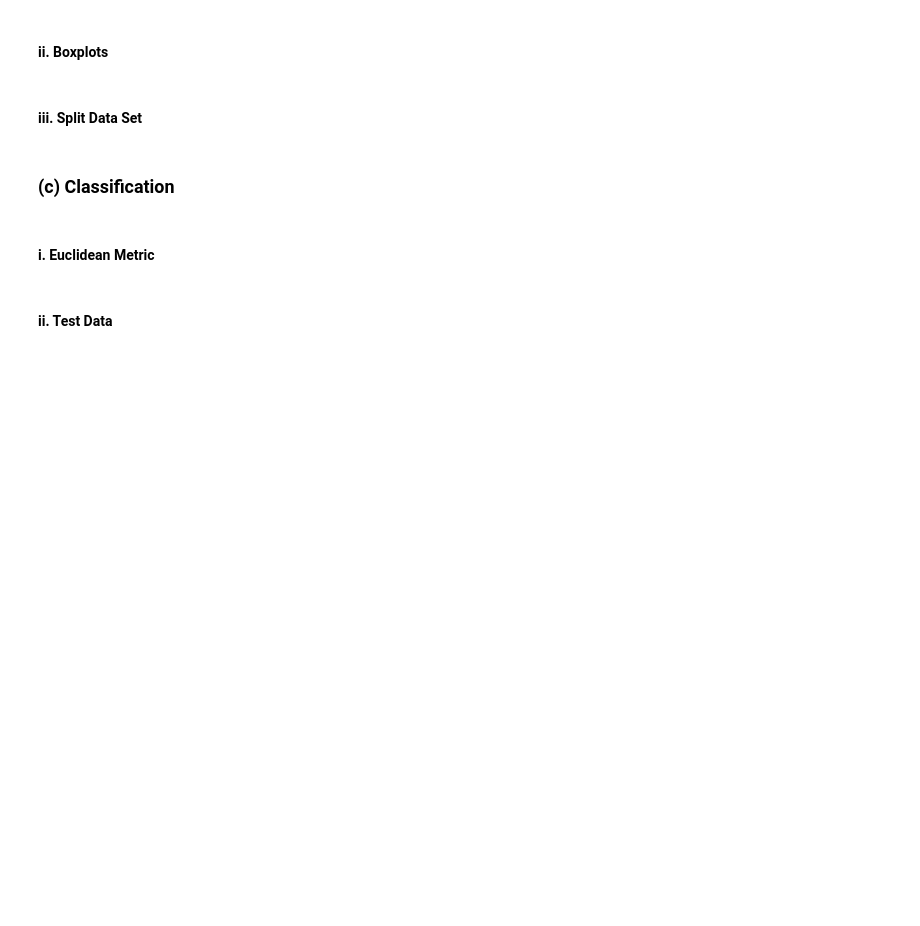
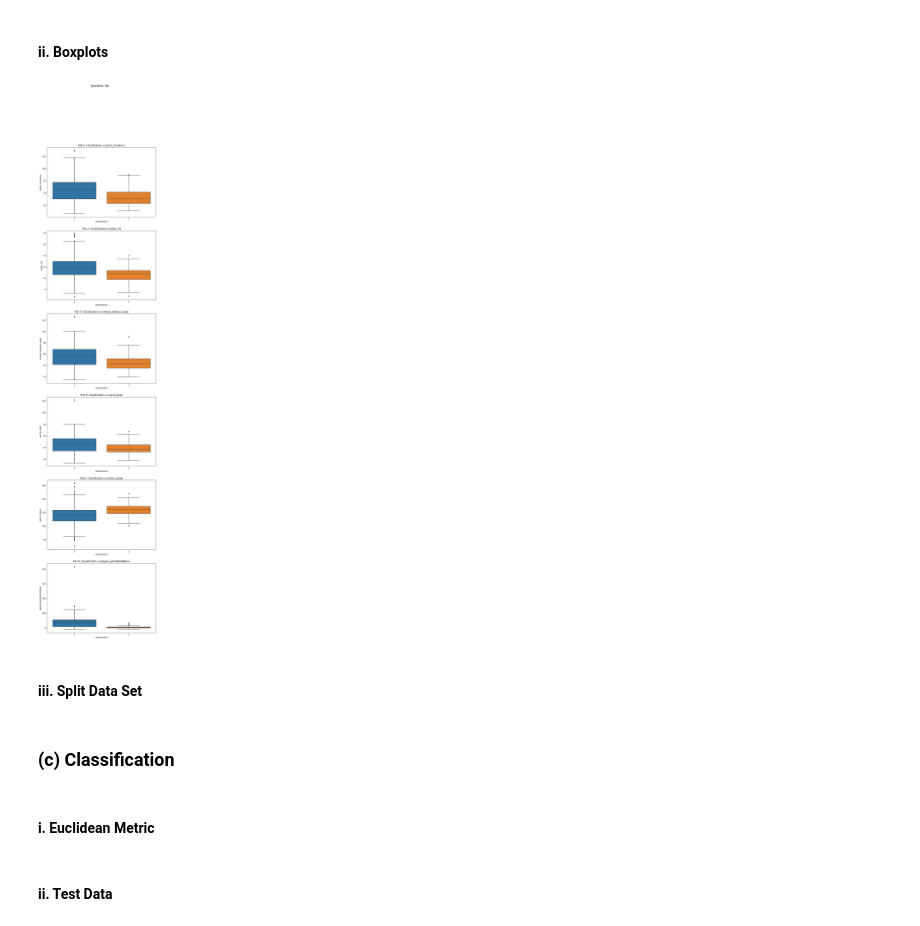
Before and after one commit to dattpatel99/DSCI_552, a Jupyter notebook: notebook/Patel_Datt_HW1.ipynb, the cells around one changed output. Drawn from its saved outputs; the diff is of its cells as text; code cells hidden in the pictures; blank space fills up the shorter version.

Commit message:
Work: Question 1 finished.

```diff
--- a/notebook/Patel_Datt_HW1.ipynb
+++ b/notebook/Patel_Datt_HW1.ipynb
@@ -25,4 +31,16 @@ AttributeError: 'generator' object has no attribute 'next'
 # %% [markdown]
 #### ii. Boxplots
+# %%
+# pelvic_incidence, pelvic_tilt, lumbar_lordosis_angle, sacral_slope, pelvic_radius, degree_spondylolisthesis
+fig, axs = plt.subplots(nrows=6,ncols=1,figsize=(10,45))
+
+# Title for the entire plot
+fig.suptitle("Question 1bi",fontsize=15)
+
+for i in range(0, 6):
+    sns.boxplot(df, x='classification',y=features[i], ax= axs[i])
+    axs[i].set_title("Plot {}: Classification vs {}".format(i+1, features[i]))
+# %% [output]
+[figure, added]
 # %% [markdown]
 #### iii. Split Data Set
```
Also changed, not shown: parts of 5 cells of this notebook.
